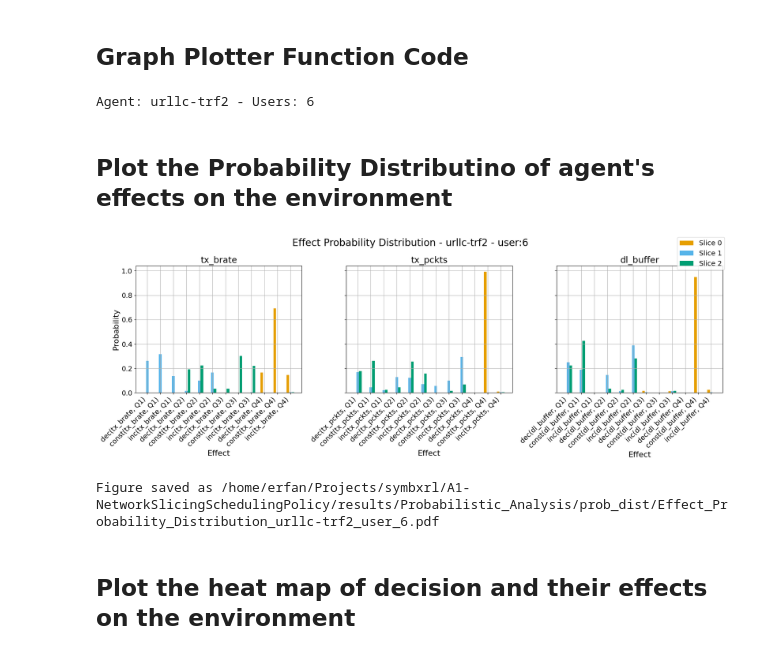
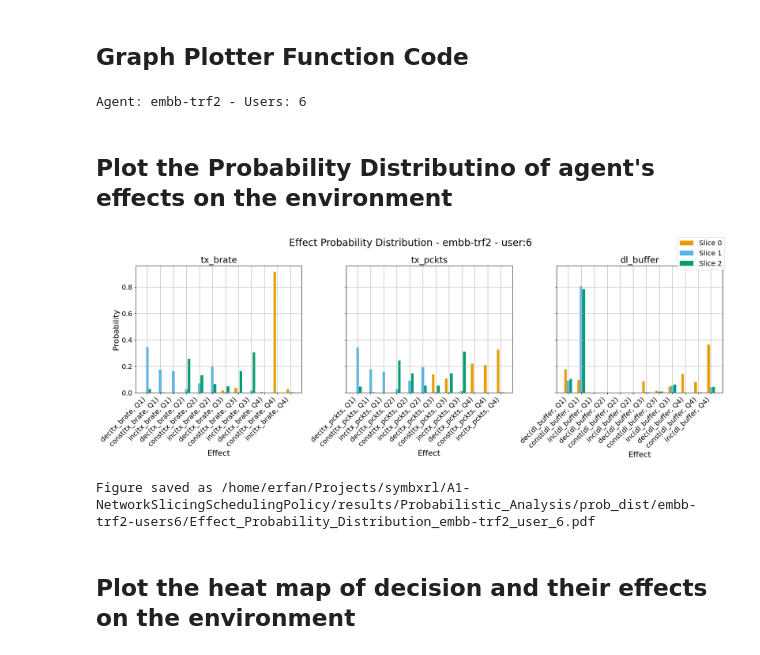
Before and after one commit to RAINet-Lab/SYMBXRL, a Jupyter notebook: A1-NetworkSlicingSchedulingPolicy/2_probabilistic_analysis.ipynb, the cells around one changed output. Drawn from its saved outputs; the diff is of its cells as text; code cells hidden in the pictures.

Commit message:
added the probabilsitic analysis results (prb dist, dens map) results for all the agents.

```diff
--- a/A1-NetworkSlicingSchedulingPolicy/2_probabilistic_analysis.ipynb
+++ b/A1-NetworkSlicingSchedulingPolicy/2_probabilistic_analysis.ipynb
@@ -38,7 +34,7 @@ In this part we will load the data of one of the agents and visualize some of th
 ## Graph Plotter Function Code
 # %%
 # Choose one of the agents: 'embb-trf1', 'embb-trf2', 'urllc-trf1', 'urllc-trf2'
-agent = 'urllc-trf2'
+agent = 'embb-trf2'
 
 # Choose one of the users: 3, 4, 5, 6 - Combination of agent and user will determine a specific experiment
 user = 6
@@ -52,7 +48,7 @@ symbolic_df['combined_decision'] = symbolic_df.apply(lambda row: f"{row['prb_dec
 print(f"Agent: {agent} - Users: {user}")
 print("")
 # %% [output]
-Agent: urllc-trf2 - Users: 6
+Agent: embb-trf2 - Users: 6
 # %% [markdown]
 ## Plot the Probability Distributino of agent's effects on the environment
 # %%
@@ -92,36 +88,36 @@ for i, kpi in enumerate(kpis):
 
     # Set titles and labels
     axes[i].set_title(f'{kpi}', fontsize=18)
     axes[i].set_xlabel('Effect', fontsize=16)
     axes[i].set_xticks(x + bar_width)
     axes[i].set_xticklabels(effects_list[kpi], rotation=45, ha='right')
     axes[i].tick_params(axis='both', which='major', labelsize=14)
     axes[i].grid(True)
 
 # Set a common y-axis label
 axes[0].set_ylabel('Probability', fontsize=16)
 
 # Add a legend
 fig.legend(loc='upper right', fontsize=14)
 
 # Adjust the subplot layout to make room for the rotated labels
 plt.tight_layout()
 fig.subplots_adjust(top=0.85, bottom=0.25)
 
 # Display the plot
 plt.show()
 
 # Save the figure as PDF
-output_dir = f'{proj_address}/A1-NetworkSlicingSchedulingPolicy/results/Probabilistic_Analysis/prob_dist'  # Specify the directory to save the graphs
+output_dir = f'{proj_address}/A1-NetworkSlicingSchedulingPolicy/results/Probabilistic_Analysis/prob_dist/{agent}-users{user}'  # Specify the directory to save the graphs
 os.makedirs(output_dir, exist_ok=True)
 file_name = f'Effect_Probability_Distribution_{agent}_user_{user}.pdf'
 pdf_file_path = os.path.join(output_dir, file_name)
 fig.savefig(pdf_file_path, format='pdf', bbox_inches='tight')
 
 print(f"Figure saved as {pdf_file_path}")
 # %% [output]
-[figure, old version]
+[figure, new version]
-Figure saved as /home/erfan/Projects/symbxrl/A1-NetworkSlicingSchedulingPolicy/results/Probabilistic_Analysis/prob_dist/Effect_Probability_Distribution_urllc-trf2_user_6.pdf
+Figure saved as /home/erfan/Projects/symbxrl/A1-NetworkSlicingSchedulingPolicy/results/Probabilistic_Analysis/prob_dist/embb-trf2-users6/Effect_Probability_Distribution_embb-trf2_user_6.pdf
 # %% [markdown]
 ## Plot the heat map of decision and their effects on the environment
 # %%
```
Also changed, not shown: parts of 2 cells of this notebook, 31 other files.
